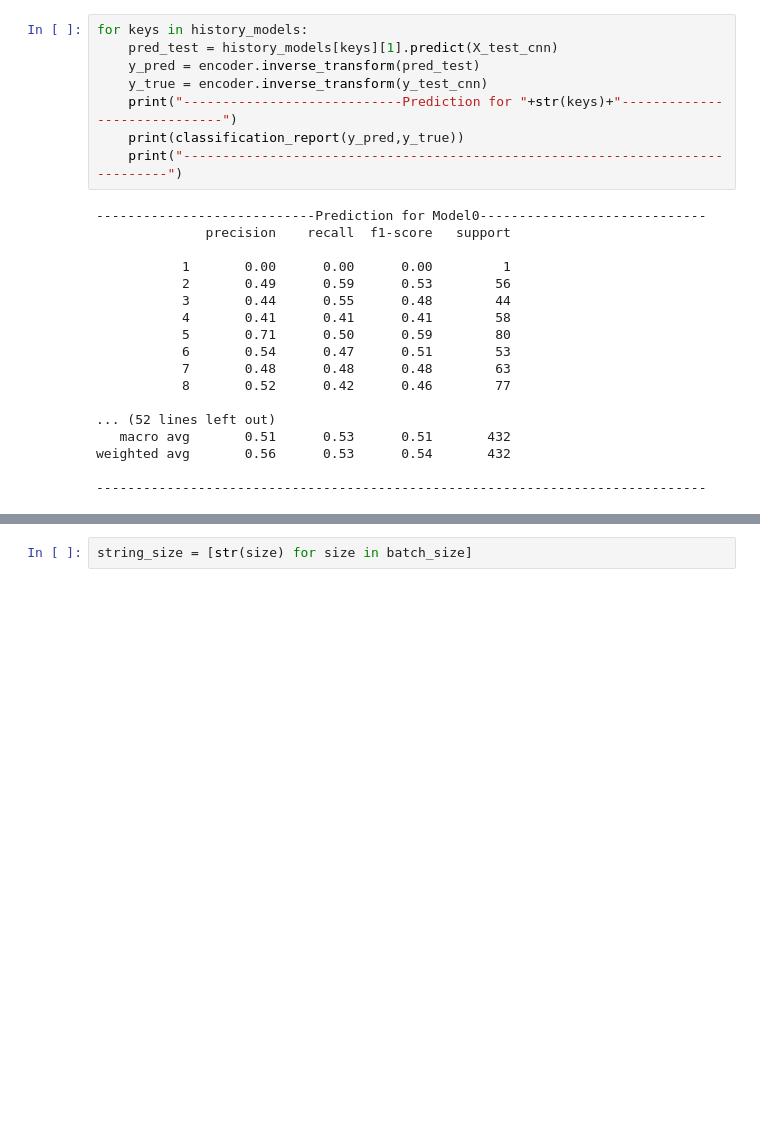
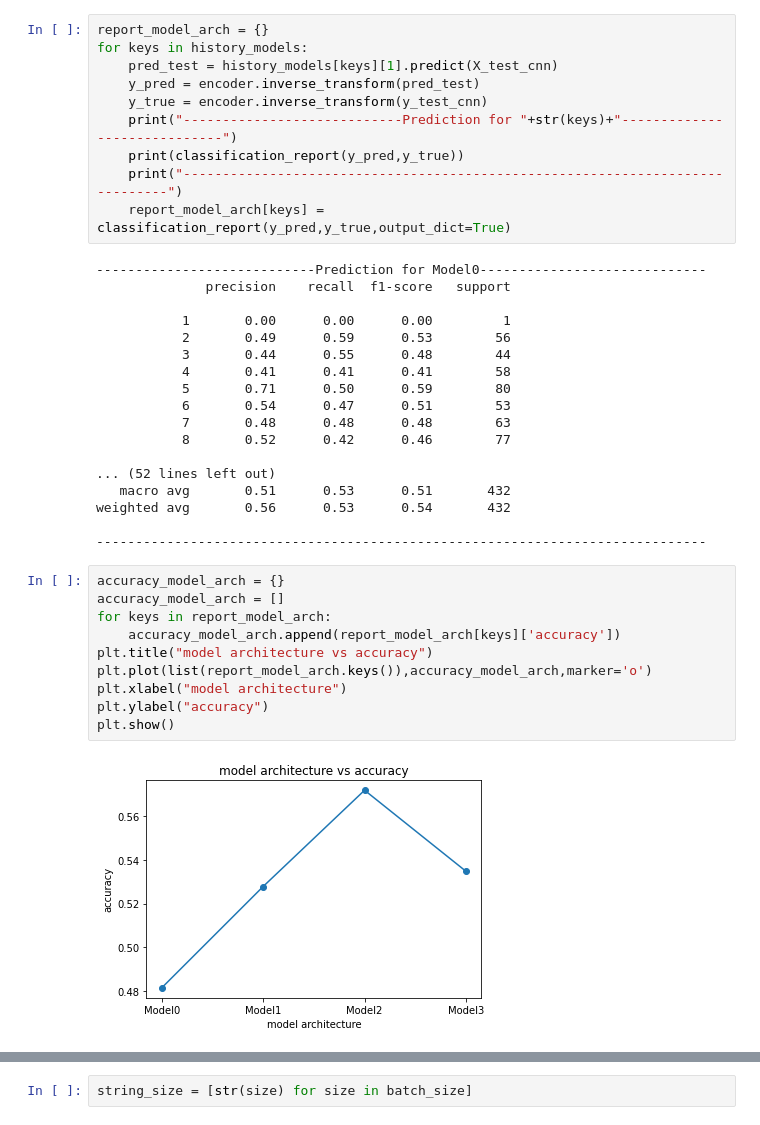
Before and after one commit to ABHISHEK03312/Speech_Emotion_recognition, a Jupyter notebook: Training SER Model.ipynb, the cells around one changed output, grey strips where cells are left out. Cells and saved outputs as stored; diff of their text form; blank space fills up the shorter version.

```diff
--- a/Training SER Model.ipynb
+++ b/Training SER Model.ipynb
@@ -308,6 +312,7 @@ plt.show()
 # %% [output]
 [figure]
 # %%
+report_model_arch = {}
 for keys in history_models:
     pred_test = history_models[keys][1].predict(X_test_cnn)
     y_pred = encoder.inverse_transform(pred_test)
@@ -315,6 +320,7 @@ for keys in history_models:
     print("----------------------------Prediction for "+str(keys)+"-----------------------------")
     print(classification_report(y_pred,y_true))
     print("------------------------------------------------------------------------------")
+    report_model_arch[keys] = classification_report(y_pred,y_true,output_dict=True)
 # %% [output]
 ----------------------------Prediction for Model0-----------------------------
               precision    recall  f1-score   support
@@ -333,4 +339,16 @@ for keys in history_models:
 weighted avg       0.56      0.53      0.54       432
 
 ------------------------------------------------------------------------------
+# %%
+accuracy_model_arch = {}
+accuracy_model_arch = []
+for keys in report_model_arch:
+    accuracy_model_arch.append(report_model_arch[keys]['accuracy'])
+plt.title("model architecture vs accuracy")
+plt.plot(list(report_model_arch.keys()),accuracy_model_arch,marker='o')
+plt.xlabel("model architecture")
+plt.ylabel("accuracy")
+plt.show()
+# %% [output]
+[figure, added]
 # %% [markdown]
```
Also changed, not shown: parts of 28 cells of this notebook.
